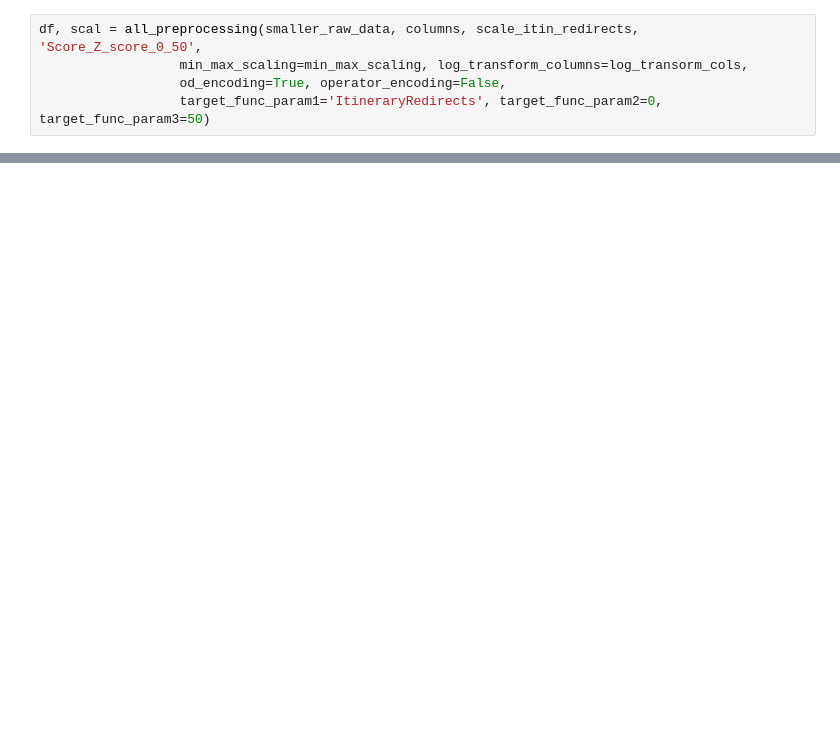
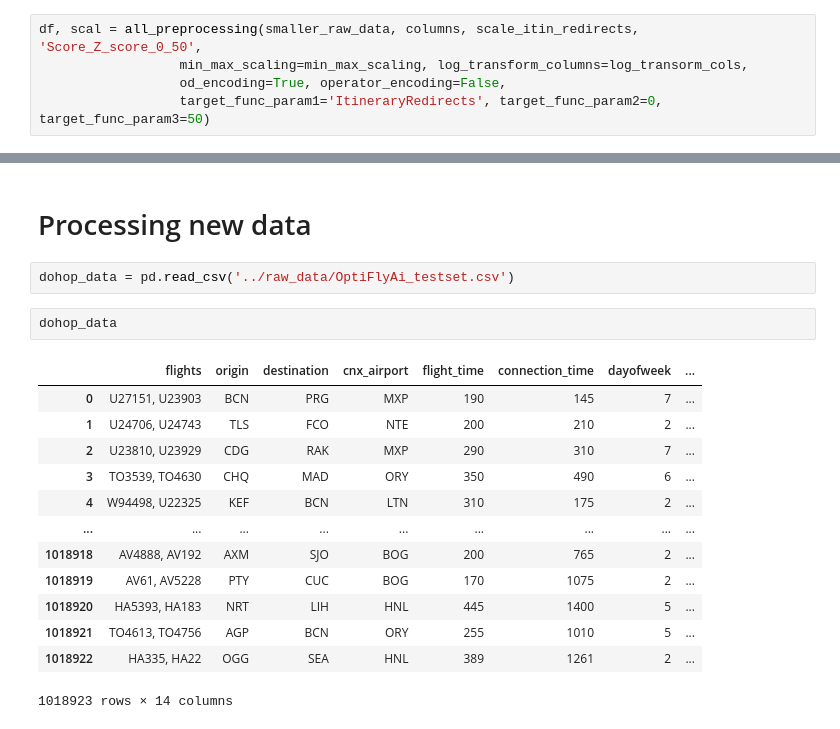
Before and after one commit to LaGenace/OptiFlyAi, a Jupyter notebook: Notebooks/ant_preprocessing_function.ipynb, the cells around one changed output, grey strips where cells are left out. Saved outputs shown, nothing was run; the diff lists cells and outputs as text; blank space fills up the shorter version.

```diff
--- a/Notebooks/ant_preprocessing_function.ipynb
+++ b/Notebooks/ant_preprocessing_function.ipynb
@@ -295,0 +263,20 @@ df
+# %% [markdown]
+# Processing new data
+# %%
+dohop_data = pd.read_csv('../raw_data/OptiFlyAi_testset.csv')
+# %%
+dohop_data
+# %% [output]
+|  | flights | origin | destination | cnx_airport | flight_time | connection_time | dayofweek | ... |
+| 0 | U27151, U23903 | BCN | PRG | MXP | 190 | 145 | 7 | ... |
+| 1 | U24706, U24743 | TLS | FCO | NTE | 200 | 210 | 2 | ... |
+| 2 | U23810, U23929 | CDG | RAK | MXP | 290 | 310 | 7 | ... |
+| 3 | TO3539, TO4630 | CHQ | MAD | ORY | 350 | 490 | 6 | ... |
+| 4 | W94498, U22325 | KEF | BCN | LTN | 310 | 175 | 2 | ... |
+| ... | ... | ... | ... | ... | ... | ... | ... | ... |
+| 1018918 | AV4888, AV192 | AXM | SJO | BOG | 200 | 765 | 2 | ... |
+| 1018919 | AV61, AV5228 | PTY | CUC | BOG | 170 | 1075 | 2 | ... |
+| 1018920 | HA5393, HA183 | NRT | LIH | HNL | 445 | 1400 | 5 | ... |
+| 1018921 | TO4613, TO4756 | AGP | BCN | ORY | 255 | 1010 | 5 | ... |
+| 1018922 | HA335, HA22 | OGG | SEA | HNL | 389 | 1261 | 2 | ... |
+1018923 rows × 14 columns
```
Also changed, not shown: parts of 16 cells of this notebook, 1 other file.
